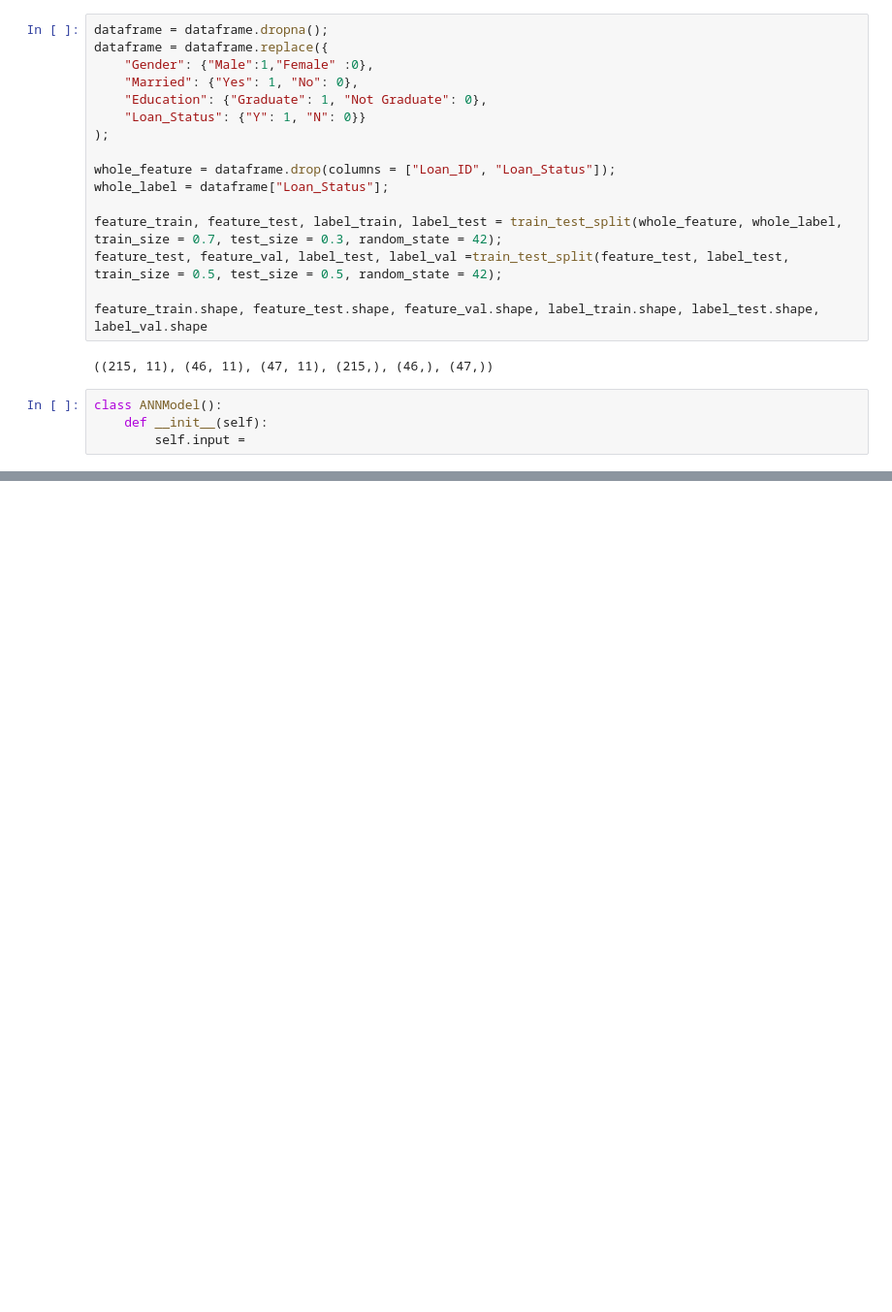
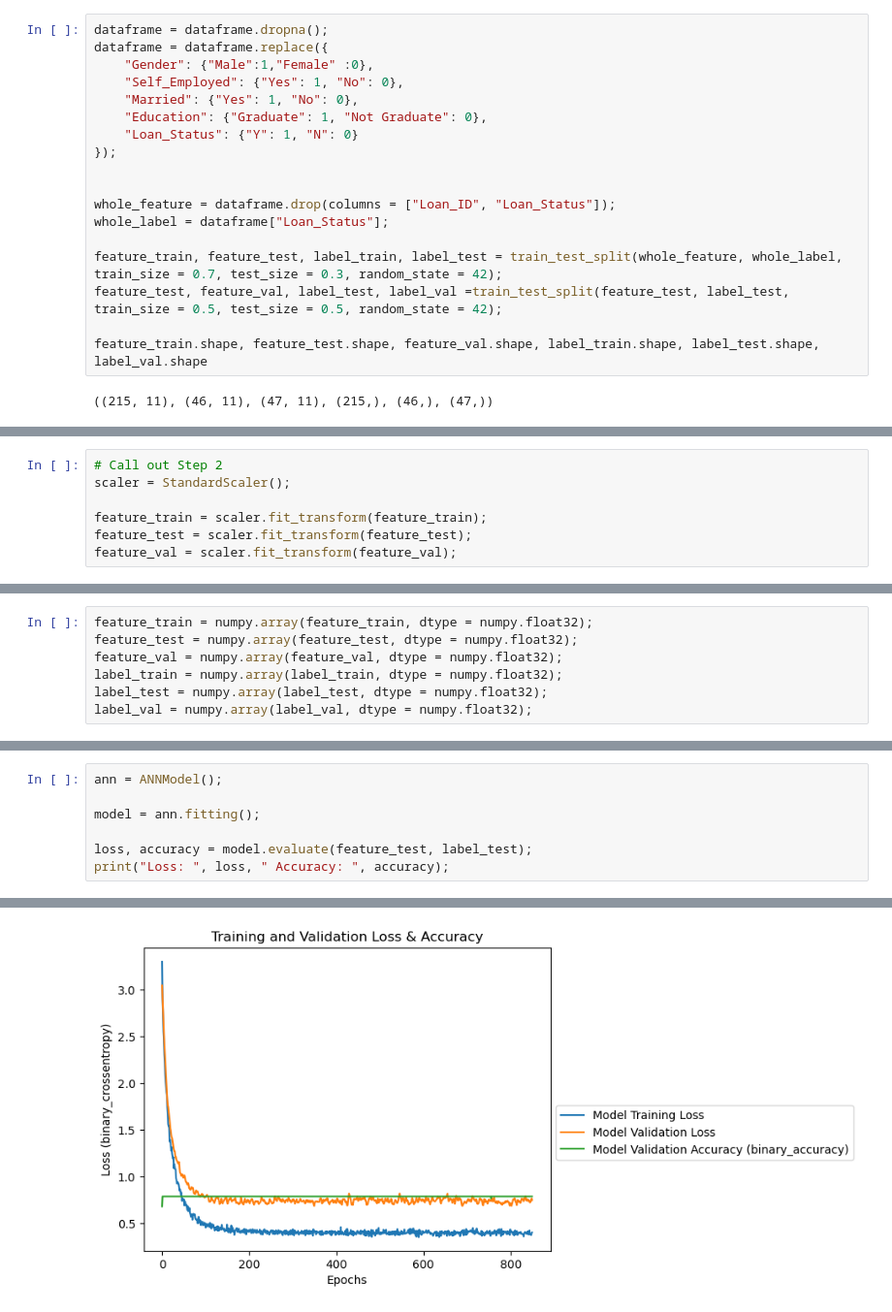
Before and after one commit to yosua-kristianto/fsharp-mldotnet, a Jupyter notebook: 20240313 - ANN Me/dojo.ipynb, the cells around one changed output, grey strips where cells are left out. Shown at 97% size. Cells and saved outputs as stored; diff of their text form; blank space fills up the shorter version.

Commit message:
THE MODEL STILL FREEZING HLP!

```diff
--- a/20240313 - ANN Me/dojo.ipynb
+++ b/20240313 - ANN Me/dojo.ipynb
@@ -29,10 +51,12 @@ Drop Loan_ID and Loan_Status for the whole_feature
 dataframe = dataframe.dropna();
 dataframe = dataframe.replace({
     "Gender": {"Male":1,"Female" :0},
+    "Self_Employed": {"Yes": 1, "No": 0},
     "Married": {"Yes": 1, "No": 0},
     "Education": {"Graduate": 1, "Not Graduate": 0},
-    "Loan_Status": {"Y": 1, "N": 0}}
-);
+    "Loan_Status": {"Y": 1, "N": 0}
+});
+
 
 whole_feature = dataframe.drop(columns = ["Loan_ID", "Loan_Status"]);
 whole_label = dataframe["Loan_Status"];
@@ -43,7 +67,3 @@ feature_test, feature_val, label_test, label_val =train_test_split(feature_test,
 feature_train.shape, feature_test.shape, feature_val.shape, label_train.shape, label_test.shape, label_val.shape
 # %% [output]
 ((215, 11), (46, 11), (47, 11), (215,), (46,), (47,))
-# %%
-class ANNModel():
-    def __init__(self):
-        self.input =
@@ -49,0 +110,7 @@ class ANNModel():
+# %%
+# Call out Step 2
+scaler = StandardScaler();
+
+feature_train = scaler.fit_transform(feature_train);
+feature_test = scaler.fit_transform(feature_test);
+feature_val = scaler.fit_transform(feature_val);
@@ -49,0 +121,7 @@ class ANNModel():
+# %%
+feature_train = numpy.array(feature_train, dtype = numpy.float32);
+feature_test = numpy.array(feature_test, dtype = numpy.float32);
+feature_val = numpy.array(feature_val, dtype = numpy.float32);
+label_train = numpy.array(label_train, dtype = numpy.float32);
+label_test = numpy.array(label_test, dtype = numpy.float32);
+label_val = numpy.array(label_val, dtype = numpy.float32);
@@ -49,0 +205,8 @@ class ANNModel():
+# %%
+ann = ANNModel();
+
+model = ann.fitting();
+
+loss, accuracy = model.evaluate(feature_test, label_test);
+print("Loss: ", loss, " Accuracy: ", accuracy);
+# %% [output]
@@ -49,0 +230 @@ class ANNModel():
+[figure, added]
```
Also changed, not shown: parts of 10 cells of this notebook, 2 other files.
